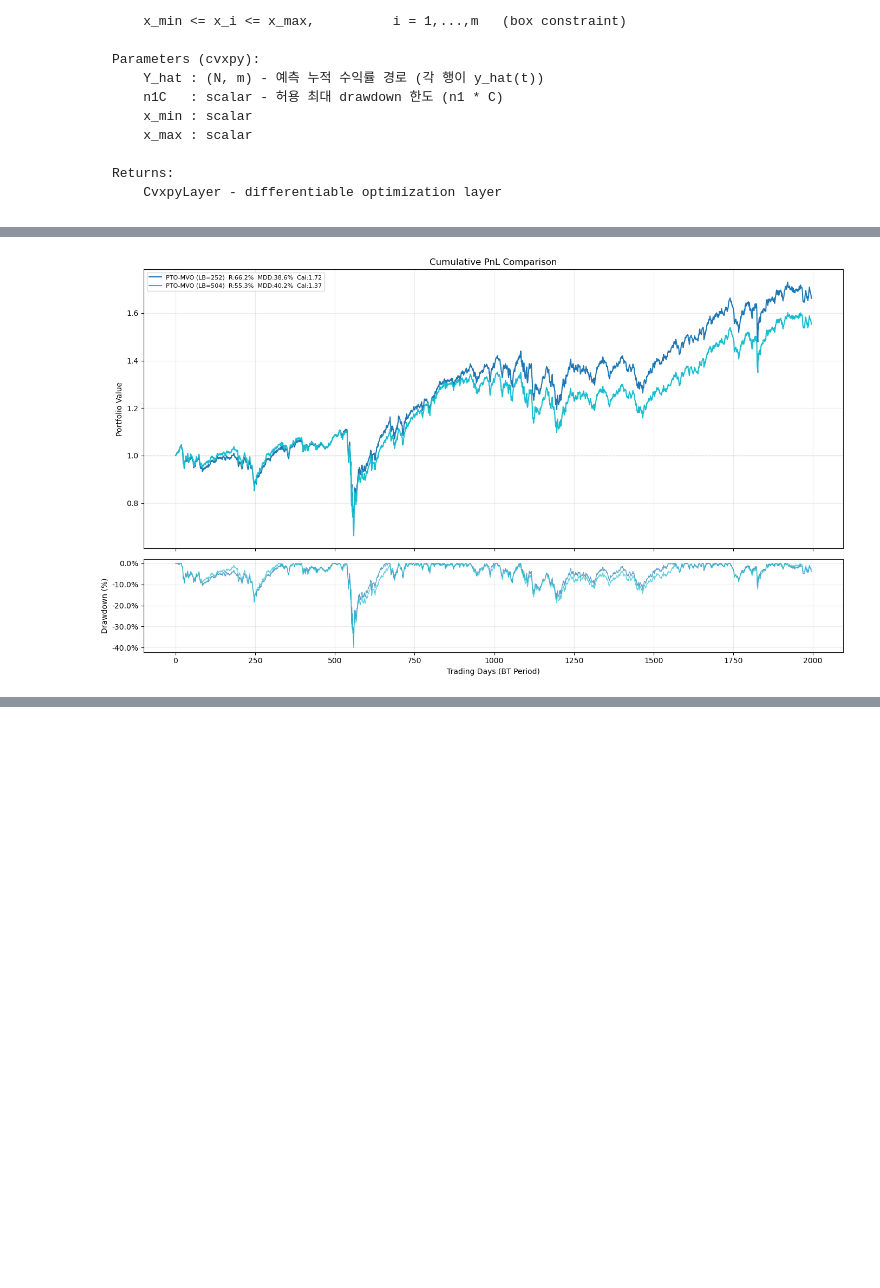
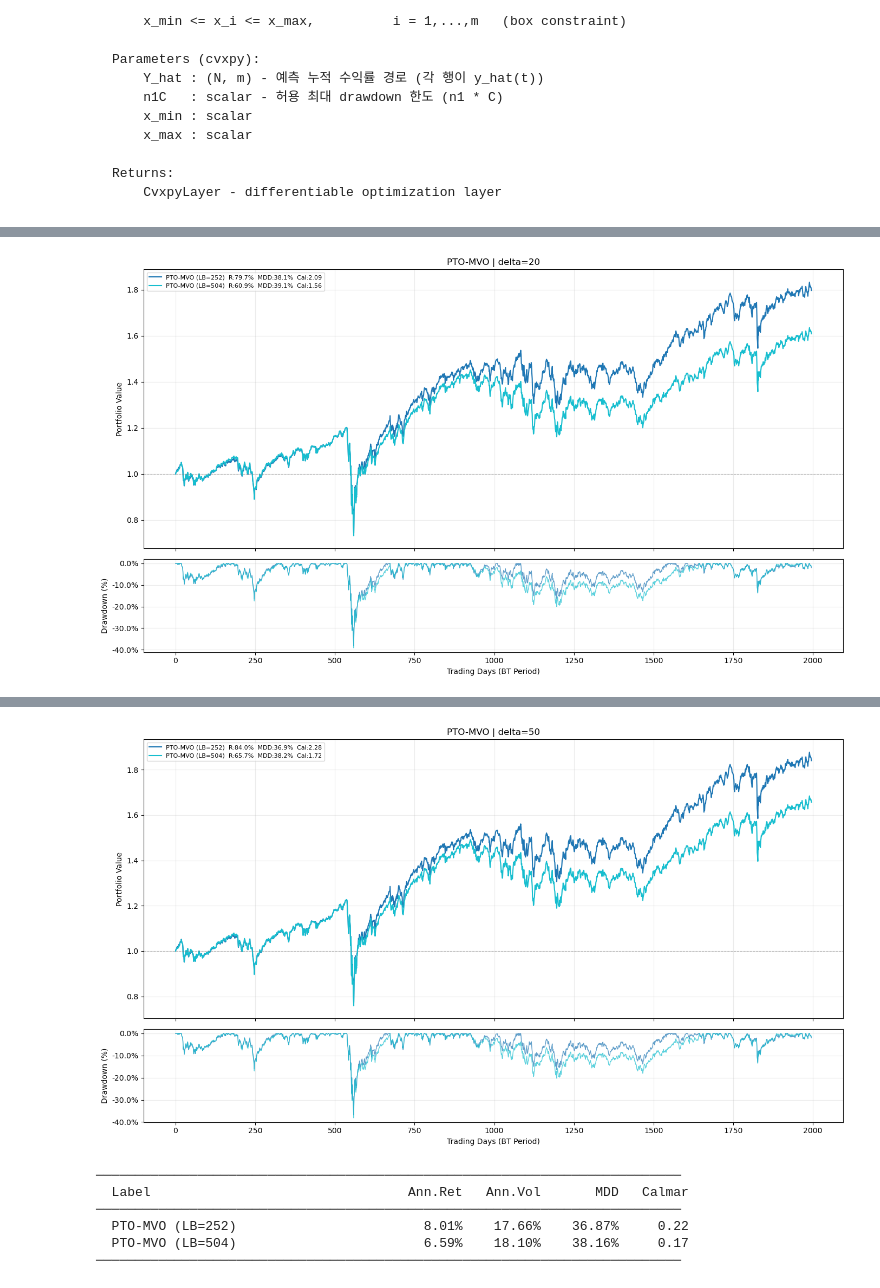
Before and after one commit to taekyounglee1224/cvxpy-portfolio-lab, a Jupyter notebook: DFL-MDD/30_inds.ipynb, the cells around one changed output, grey strips where cells are left out. Cells and saved outputs as stored; diff of their text form; code cells hidden in the pictures; blank space fills up the shorter version.

```diff
--- a/DFL-MDD/30_inds.ipynb
+++ b/DFL-MDD/30_inds.ipynb
@@ -228,17 +228,15 @@ BT    : 2018-01-02 → 2025-12-31  (2011 days)
   Val 전체 샘플 수    : 1239
   BT 리밸런싱 횟수    : 95
 # %%
-from matplotlib.ticker import MaxNLocator
-
 is_cum = (1 + is_df).cumprod()
 is_dd  = (is_cum - is_cum.cummax()) / is_cum.cummax()
 
-cols   = is_cum.columns.tolist()
+cols   = is_cum.columns.tolist()  # 10개 종목
 N_COLS = 5
-N_ROWS = len(cols) // N_COLS        # 30 // 5 = 6
+N_ROWS = 2  # 종목 행
 
-fig = plt.figure(figsize=(22, 18))   # ← 6행 × 5 = 30인치
-outer = gridspec.GridSpec(N_ROWS, N_COLS, figure=fig, hspace=0.5, wspace=0.35)
+fig = plt.figure(figsize=(22, 10))
+outer = gridspec.GridSpec(N_ROWS, N_COLS, figure=fig, hspace=0.4, wspace=0.35)
 
 for i, col in enumerate(cols):
     row, c = divmod(i, N_COLS)
@@ -254,7 +252,6 @@ for i, col in enumerate(cols):
     ax_ret.plot(is_cum.index, is_cum[col], color="steelblue", linewidth=0.9)
     ax_ret.set_title(col, fontsize=9, fontweight="bold")
     ax_ret.yaxis.set_major_formatter(mtick.FuncFormatter(lambda y, _: f"{y:.1f}x"))
-    ax_ret.yaxis.set_major_locator(MaxNLocator(nbins=4, prune="both"))  # ← tick 4개 강제
     ax_ret.tick_params(axis="x", labelbottom=False)
     ax_ret.tick_params(labelsize=7)
     ax_ret.grid(True, alpha=0.25)
@@ -262,8 +259,7 @@ for i, col in enumerate(cols):
     # 하단: Drawdown
     ax_dd.fill_between(is_dd.index, is_dd[col], 0, alpha=0.35, color="red")
     ax_dd.plot(is_dd.index, is_dd[col], color="red", linewidth=0.8)
-    ax_dd.yaxis.set_major_formatter(mtick.FuncFormatter(lambda y, _: f"{y*100:.1f}%"))  # ← 소수점 1자리
-    ax_dd.yaxis.set_major_locator(MaxNLocator(nbins=3, prune="both"))   # ← tick 3개 강제
+    ax_dd.yaxis.set_major_formatter(mtick.FuncFormatter(lambda y, _: f"{y*100:.0f}%"))
     ax_dd.tick_params(labelsize=7)
     ax_dd.tick_params(axis="x", rotation=30)
     ax_dd.grid(True, alpha=0.25)
@@ -648,38 +732,42 @@ import pto_mvo
 importlib.reload(pto_mvo)
 from pto_mvo import train_pto_mvo, backtest_pto_mvo
 
-all_results_mvo = []
+for delta_val in DELTA_LIST:
+    print(f"\n{'#'*60}")
+    print(f"  PTO-MVO  |  delta = {delta_val}")
+    print(f"{'#'*60}")
 
-for lookback in LOOKBACK_LIST:
+    all_results_mvo = []
 
-    print(f"\n{'='*60}")
-    print(f"  Config: LOOKBACK={lookback}")
-    print(f"{'='*60}")
+    for lookback in LOOKBACK_LIST:
+        print(f"\n{'='*60}")
+        print(f"  Config: LOOKBACK={lookback}")
+        print(f"{'='*60}")
 
-    INPUT_DIM = lookback * N_STOCKS
+        INPUT_DIM = lookback * N_STOCKS
 
-    train_samples = make_windows(full_np, lookback, HORIZON,
-                                 start=lookback, end=N_TRAIN)
-    val_samples   = make_windows(full_np, lookback, HORIZON,
-                                 start=VAL_START_IDX, end=VAL_START_IDX + N_VAL)
-    rebal_samples = make_windows(full_np, lookback, HORIZON,
-                                 start=BT_START_IDX, end=BT_START_IDX + N_BT)
-    rebal_samples = rebal_samples[::HORIZON]
+        train_samples = make_windows(full_np, lookback, HORIZON,
+                                     start=lookback, end=N_TRAIN)
+        val_samples   = make_windows(full_np, lookback, HORIZON,
+                                     start=VAL_START_IDX, end=VAL_START_IDX + N_VAL)
+        rebal_samples = make_windows(full_np, lookback, HORIZON,
+                                     start=BT_START_IDX, end=BT_START_IDX + N_BT)
+        rebal_samples = rebal_samples[::HORIZON]
 
-    torch.manual_seed(42)
+        torch.manual_seed(42)
 
-    model_pto_mvo = PredictionModel(INPUT_DIM, HIDDEN_DIM, N, M)
-    train_pto_mvo(model_pto_mvo, train_samples, val_samples,
-                  EPOCHS, BATCH_SIZE, LR, patience=PATIENCE)
+        model_pto_mvo = PredictionModel(INPUT_DIM, HIDDEN_DIM, N, M)
+        train_pto_mvo(model_pto_mvo, train_samples, val_samples,
+                      EPOCHS, BATCH_SIZE, LR, patience=PATIENCE)
 
-    bt_pto_mvo = backtest_pto_mvo(
-        model_pto_mvo, rebal_samples, N, d, C,
-        delta=delta,
-        x_min=x_min, x_max=x_max, gamma=gamma,
-        is_mean=is_mean, is_std=is_std,
-        stock_names=stock_names,
-    )
-    all_results_mvo.append((bt_pto_mvo, f"PTO-MVO (LB={lookback})"))
+        bt_pto_mvo = backtest_pto_mvo(
+            model_pto_mvo, rebal_samples, N, d, C,
+            delta=delta_val,
+            x_min=x_min, x_max=x_max, gamma=gamma,
+            is_mean=is_mean, is_std=is_std,
+            stock_names=stock_names,
+        )
+        all_results_mvo.append((bt_pto_mvo, f"PTO-MVO (LB={lookback})"))
 
-plot_multi_pnl(all_results_mvo)
+    plot_multi_pnl(all_results_mvo, title=f"PTO-MVO | delta={delta_val}")
 # %% [output]
@@ -703 +791 @@ plot_multi_pnl(all_results_mvo)
-[figure, old version]
+[figure, new version]
@@ -703,0 +809,7 @@ plot_multi_pnl(all_results_mvo)
+[figure, added]
+───────────────────────────────────────────────────────────────────────────
+  Label                                 Ann.Ret   Ann.Vol       MDD   Calmar
+───────────────────────────────────────────────────────────────────────────
+  PTO-MVO (LB=252)                        8.01%    17.66%    36.87%     0.22
+  PTO-MVO (LB=504)                        6.59%    18.10%    38.16%     0.17
+───────────────────────────────────────────────────────────────────────────
```
Also changed, not shown: parts of 9 cells of this notebook, 2 other files.
